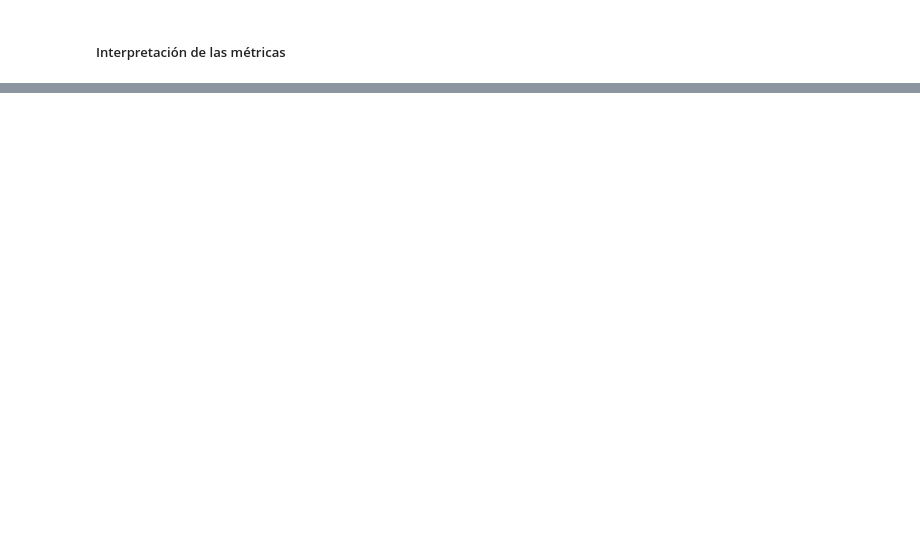
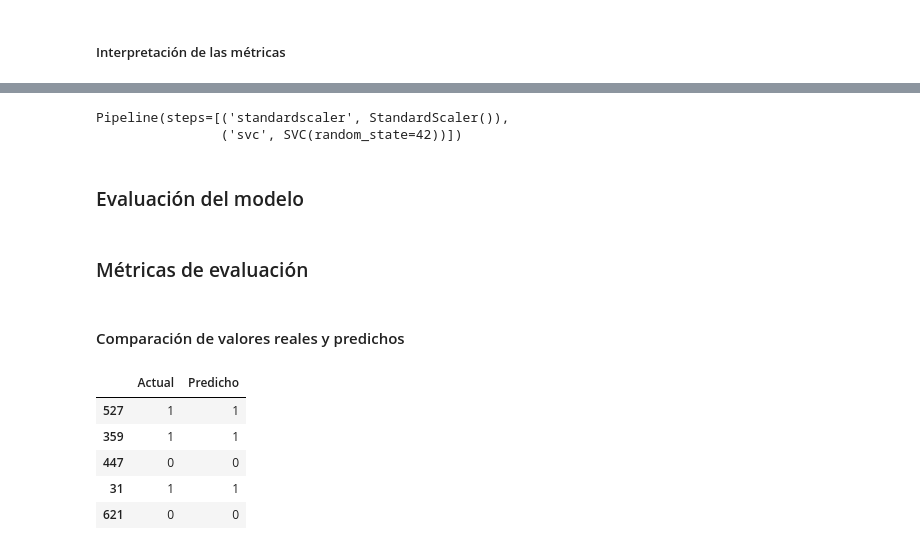
Before and after one commit to CarlosPavajeau/heart-disease, a Jupyter notebook: main.ipynb, the cells around one changed output, grey strips where cells are left out. Cells and saved outputs as stored; diff of their text form; code cells hidden in the pictures; blank space fills up the shorter version.

Commit message:
feat: add new model

```diff
--- a/main.ipynb
+++ b/main.ipynb
@@ -316,0 +330,30 @@ Tenemos que el modelo obtuvo un pocentaje de exactitud del 80%, lo cual es un bu
+# %%
+X = df.drop('target', axis=1)
+y = df['target']
+
+X_train, X_test, y_train, y_test = train_test_split(X, y, test_size=0.3, random_state=42)
+
+model = make_pipeline(StandardScaler(), SVC(random_state=42))
+model.fit(X_train, y_train)
+# %% [output]
+Pipeline(steps=[('standardscaler', StandardScaler()),
+                ('svc', SVC(random_state=42))])
+# %% [markdown]
+### Evaluación del modelo
+# %%
+y_pred = model.predict(X_test)
+# %% [markdown]
+### Métricas de evaluación
+# %% [markdown]
+#### Comparación de valores reales y predichos
+# %%
+df_pred = pd.DataFrame({'Actual': y_test, 'Predicho': y_pred})
+
+df_pred.head()
+# %% [output]
+|  | Actual | Predicho |
+| 527 | 1 | 1 |
+| 359 | 1 | 1 |
+| 447 | 0 | 0 |
+| 31 | 1 | 1 |
+| 621 | 0 | 0 |
```
Also changed, not shown: parts of 15 cells of this notebook.
